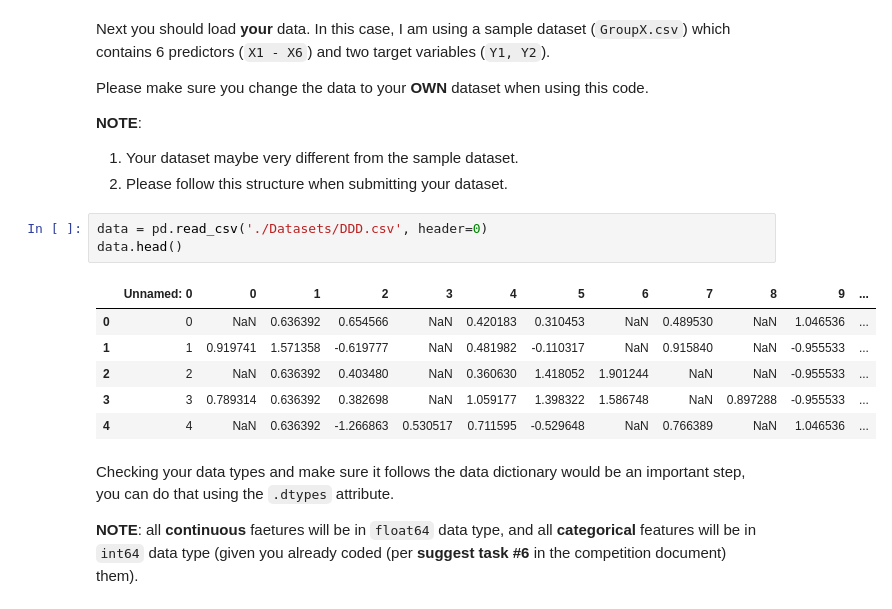
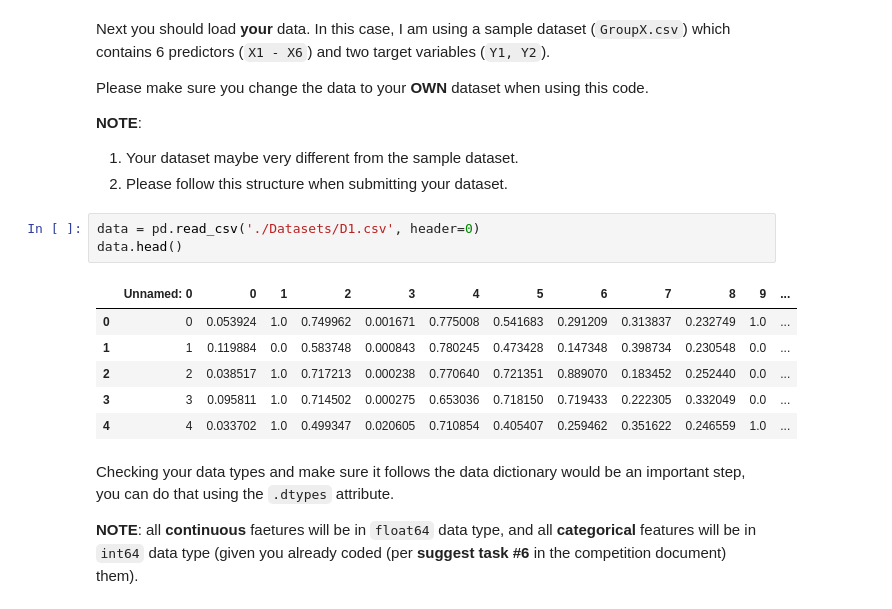
Before and after one commit to BA545-SP2019/2019-competition1-3-musketeers, a Jupyter notebook: Evaluation-Code-V0.ipynb, the cells around one changed output. Saved outputs shown, nothing was run; the diff lists cells and outputs as text.

```diff
--- a/Evaluation-Code-V0.ipynb
+++ b/Evaluation-Code-V0.ipynb
@@ -35,15 +35,15 @@ __NOTE__:
 1. Your dataset maybe very different from the sample dataset.
 2. Please follow this structure when submitting your dataset.
 # %%
-data = pd.read_csv('./Datasets/DDD.csv', header=0)
+data = pd.read_csv('./Datasets/D1.csv', header=0)
 data.head()
 # %% [output]
 |  | Unnamed: 0 | 0 | 1 | 2 | 3 | 4 | 5 | 6 | 7 | 8 | 9 | ... |
-| 0 | 0 | NaN | 0.636392 | 0.654566 | NaN | 0.420183 | 0.310453 | NaN | 0.489530 | NaN | 1.046536 | ... |
-| 1 | 1 | 0.919741 | 1.571358 | -0.619777 | NaN | 0.481982 | -0.110317 | NaN | 0.915840 | NaN | -0.955533 | ... |
-| 2 | 2 | NaN | 0.636392 | 0.403480 | NaN | 0.360630 | 1.418052 | 1.901244 | NaN | NaN | -0.955533 | ... |
-| 3 | 3 | 0.789314 | 0.636392 | 0.382698 | NaN | 1.059177 | 1.398322 | 1.586748 | NaN | 0.897288 | -0.955533 | ... |
-| 4 | 4 | NaN | 0.636392 | -1.266863 | 0.530517 | 0.711595 | -0.529648 | NaN | 0.766389 | NaN | 1.046536 | ... |
+| 0 | 0 | 0.053924 | 1.0 | 0.749962 | 0.001671 | 0.775008 | 0.541683 | 0.291209 | 0.313837 | 0.232749 | 1.0 | ... |
+| 1 | 1 | 0.119884 | 0.0 | 0.583748 | 0.000843 | 0.780245 | 0.473428 | 0.147348 | 0.398734 | 0.230548 | 0.0 | ... |
+| 2 | 2 | 0.038517 | 1.0 | 0.717213 | 0.000238 | 0.770640 | 0.721351 | 0.889070 | 0.183452 | 0.252440 | 0.0 | ... |
+| 3 | 3 | 0.095811 | 1.0 | 0.714502 | 0.000275 | 0.653036 | 0.718150 | 0.719433 | 0.222305 | 0.332049 | 0.0 | ... |
+| 4 | 4 | 0.033702 | 1.0 | 0.499347 | 0.020605 | 0.710854 | 0.405407 | 0.259462 | 0.351622 | 0.246559 | 1.0 | ... |
 # %% [markdown]
 Checking your data types and make sure it follows the data dictionary would be an important step, you can do that using the `.dtypes` attribute.
 
```
Also changed, not shown: parts of 5 cells of this notebook, 2 other files.
